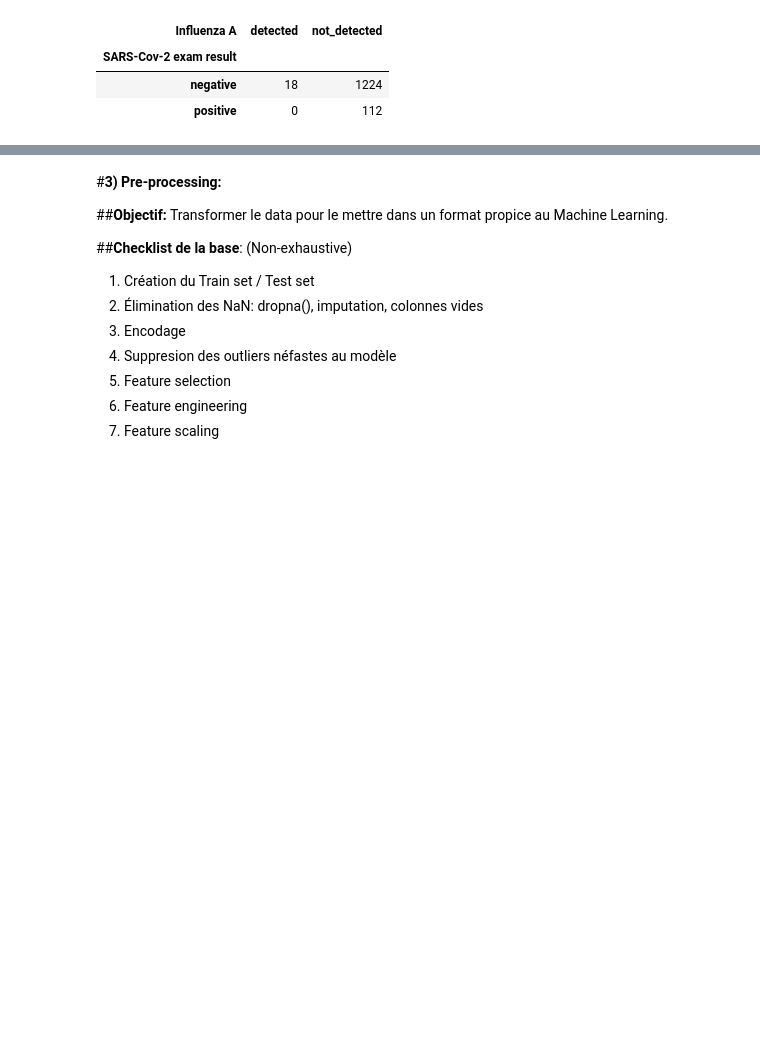
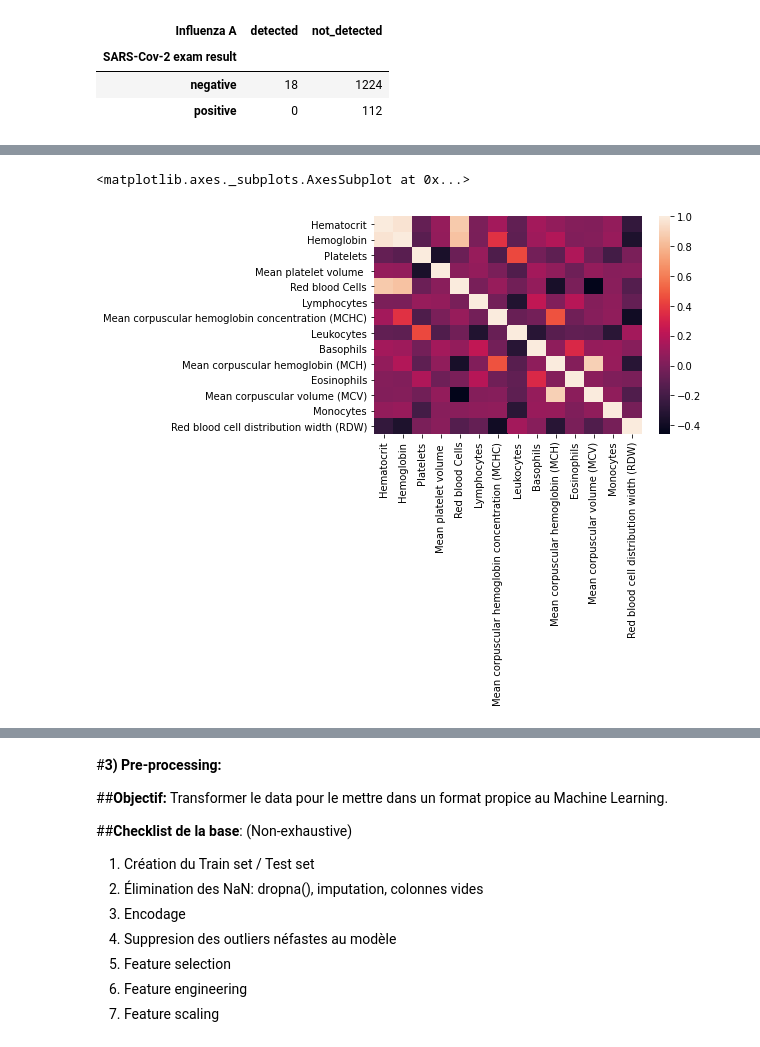
Before and after one commit to esteban-santiago/MachineLearning, a Jupyter notebook: COVID_19.ipynb, the cells around one changed output, grey strips where cells are left out. Drawn from its saved outputs; the diff is of its cells as text; code cells hidden in the pictures; blank space fills up the shorter version.

```diff
--- a/COVID_19.ipynb
+++ b/COVID_19.ipynb
@@ -185,0 +199,5 @@ for col in viral_columns:
+# %%
+sns.heatmap(df[blood_columns].corr())
+# %% [output]
+<matplotlib.axes._subplots.AxesSubplot at 0x...>
+[figure, added]
```
Also changed, not shown: parts of 19 cells of this notebook.
